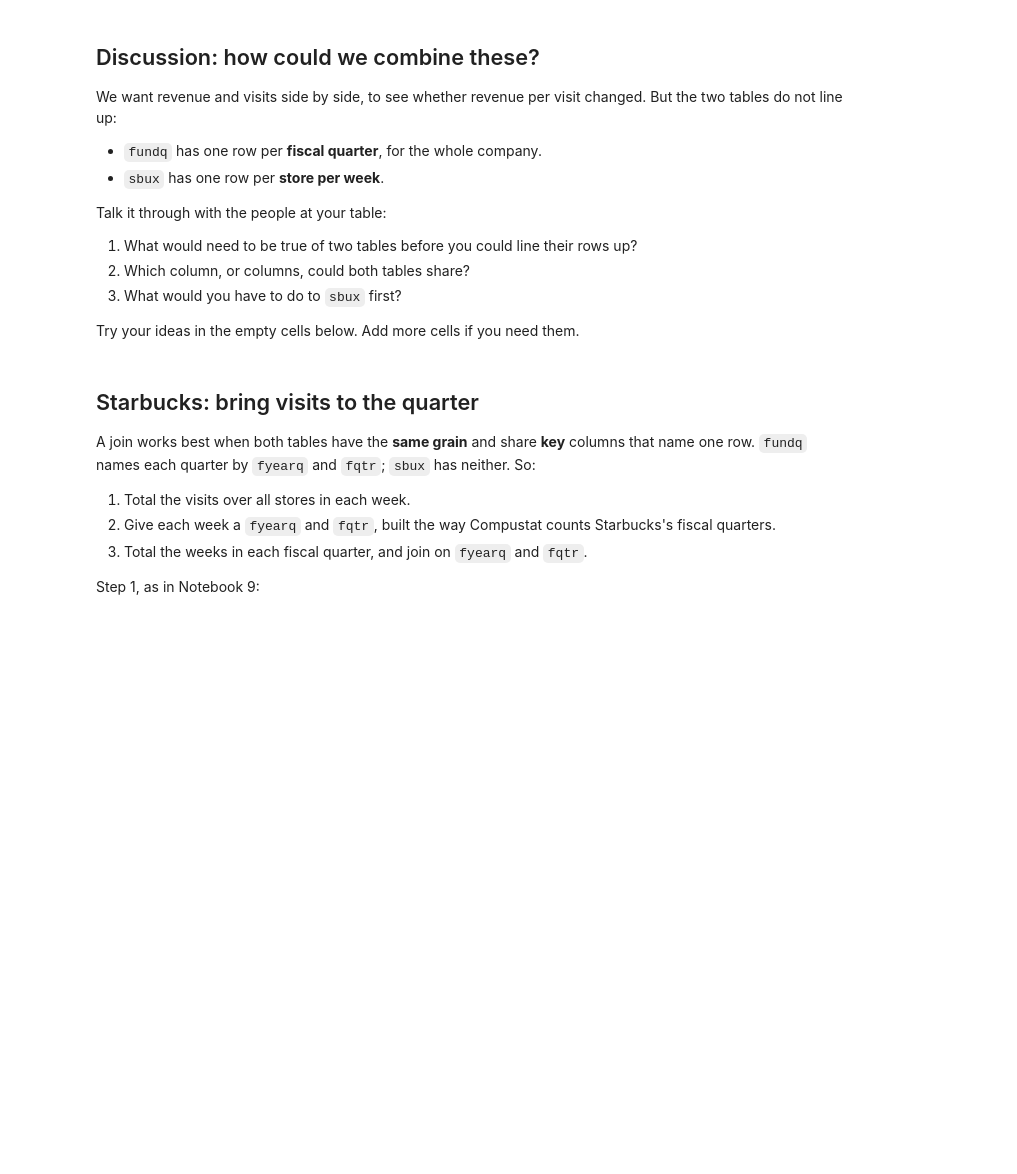
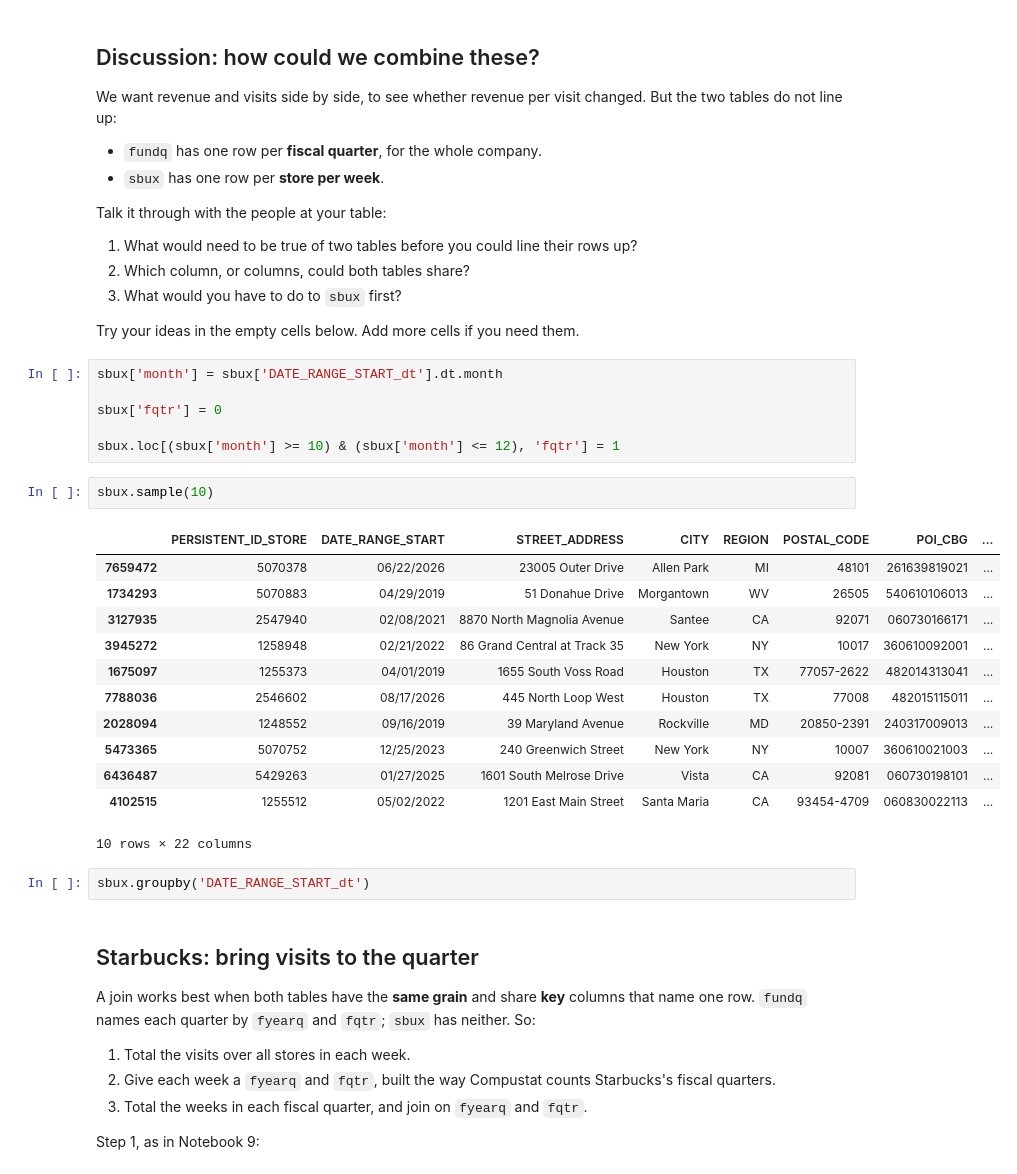
Before and after one commit to njhallman/acc380k-fall-2026, a Jupyter notebook: notebooks/notebook-10/12-30-section.ipynb, the cells around one changed output. Cells and saved outputs as stored; diff of their text form; blank space fills up the shorter version.

```diff
--- a/notebooks/notebook-10/12-30-section.ipynb
+++ b/notebooks/notebook-10/12-30-section.ipynb
@@ -163,6 +234,29 @@ Talk it through with the people at your table:
 3. What would you have to do to `sbux` first?
 
 Try your ideas in the empty cells below. Add more cells if you need them.
+# %%
+sbux['month'] = sbux['DATE_RANGE_START_dt'].dt.month
+
+sbux['fqtr'] = 0
+
+sbux.loc[(sbux['month'] >= 10) & (sbux['month'] <= 12), 'fqtr'] = 1
+# %%
+sbux.sample(10)
+# %% [output]
+|  | PERSISTENT_ID_STORE | DATE_RANGE_START | STREET_ADDRESS | CITY | REGION | POSTAL_CODE | POI_CBG | ... |
+| 7659472 | 5070378 | 06/22/2026 | 23005 Outer Drive | Allen Park | MI | 48101 | 261639819021 | ... |
+| 1734293 | 5070883 | 04/29/2019 | 51 Donahue Drive | Morgantown | WV | 26505 | 540610106013 | ... |
+| 3127935 | 2547940 | 02/08/2021 | 8870 North Magnolia Avenue | Santee | CA | 92071 | 060730166171 | ... |
+| 3945272 | 1258948 | 02/21/2022 | 86 Grand Central at Track 35 | New York | NY | 10017 | 360610092001 | ... |
+| 1675097 | 1255373 | 04/01/2019 | 1655 South Voss Road | Houston | TX | 77057-2622 | 482014313041 | ... |
+| 7788036 | 2546602 | 08/17/2026 | 445 North Loop West | Houston | TX | 77008 | 482015115011 | ... |
+| 2028094 | 1248552 | 09/16/2019 | 39 Maryland Avenue | Rockville | MD | 20850-2391 | 240317009013 | ... |
+| 5473365 | 5070752 | 12/25/2023 | 240 Greenwich Street | New York | NY | 10007 | 360610021003 | ... |
+| 6436487 | 5429263 | 01/27/2025 | 1601 South Melrose Drive | Vista | CA | 92081 | 060730198101 | ... |
+| 4102515 | 1255512 | 05/02/2022 | 1201 East Main Street | Santa Maria | CA | 93454-4709 | 060830022113 | ... |
+10 rows × 22 columns
+# %%
+sbux.groupby('DATE_RANGE_START_dt')
 # %% [markdown]
 ## Starbucks: bring visits to the quarter
 
```
Also changed, not shown: parts of 10 cells of this notebook.
